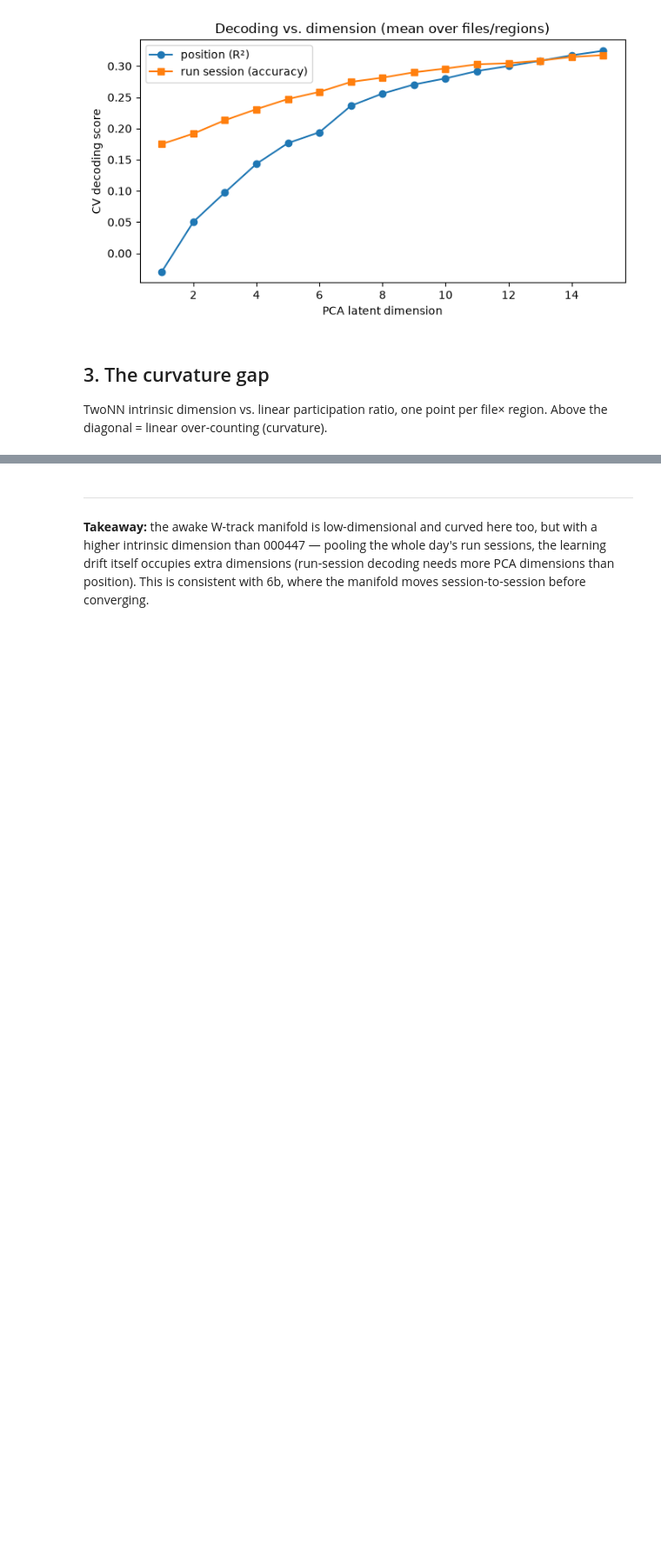
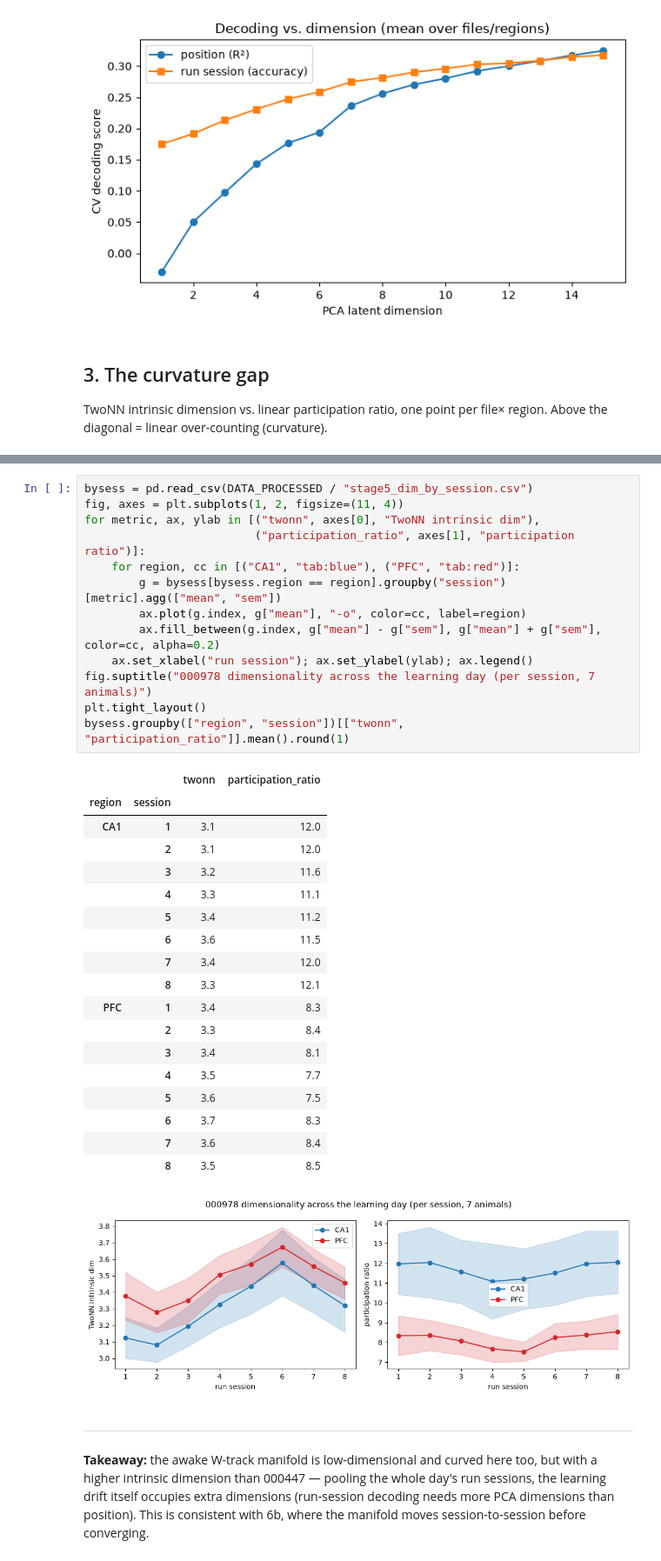
Before and after one commit to M-Proskurin/NeuroDataReHack, a Jupyter notebook: notebooks/000978/06_dimensionality.ipynb, the cells around one changed output, grey strips where cells are left out. Shown at 87% size. Cells and saved outputs as stored; diff of their text form; blank space fills up the shorter version.

```diff
--- a/notebooks/000978/06_dimensionality.ipynb
+++ b/notebooks/000978/06_dimensionality.ipynb
@@ -97,3 +106,36 @@ summ.groupby("region")[["twonn", "participation_ratio"]].mean().round(1)
+# %%
+bysess = pd.read_csv(DATA_PROCESSED / "stage5_dim_by_session.csv")
+fig, axes = plt.subplots(1, 2, figsize=(11, 4))
+for metric, ax, ylab in [("twonn", axes[0], "TwoNN intrinsic dim"),
+                         ("participation_ratio", axes[1], "participation ratio")]:
+    for region, cc in [("CA1", "tab:blue"), ("PFC", "tab:red")]:
+        g = bysess[bysess.region == region].groupby("session")[metric].agg(["mean", "sem"])
+        ax.plot(g.index, g["mean"], "-o", color=cc, label=region)
+        ax.fill_between(g.index, g["mean"] - g["sem"], g["mean"] + g["sem"], color=cc, alpha=0.2)
+    ax.set_xlabel("run session"); ax.set_ylabel(ylab); ax.legend()
+fig.suptitle("000978 dimensionality across the learning day (per session, 7 animals)")
+plt.tight_layout()
+bysess.groupby(["region", "session"])[["twonn", "participation_ratio"]].mean().round(1)
+# %% [output]
+|  |  | twonn | participation_ratio |
+| region | session |  |  |
+| CA1 | 1 | 3.1 | 12.0 |
+|  | 2 | 3.1 | 12.0 |
+|  | 3 | 3.2 | 11.6 |
+|  | 4 | 3.3 | 11.1 |
+|  | 5 | 3.4 | 11.2 |
+|  | 6 | 3.6 | 11.5 |
+|  | 7 | 3.4 | 12.0 |
+|  | 8 | 3.3 | 12.1 |
+| PFC | 1 | 3.4 | 8.3 |
+|  | 2 | 3.3 | 8.4 |
+|  | 3 | 3.4 | 8.1 |
+|  | 4 | 3.5 | 7.7 |
+|  | 5 | 3.6 | 7.5 |
+|  | 6 | 3.7 | 8.3 |
+|  | 7 | 3.6 | 8.4 |
+|  | 8 | 3.5 | 8.5 |
+[figure, added]
 # %% [markdown]
 ---
 **Takeaway:** the awake W-track manifold is low-dimensional and curved here too,
```
Also changed, not shown: parts of 4 cells of this notebook, 3 other files.
